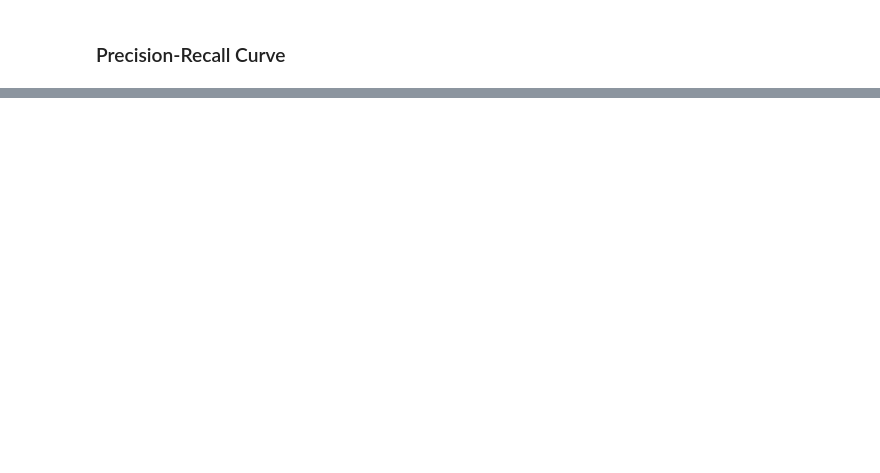
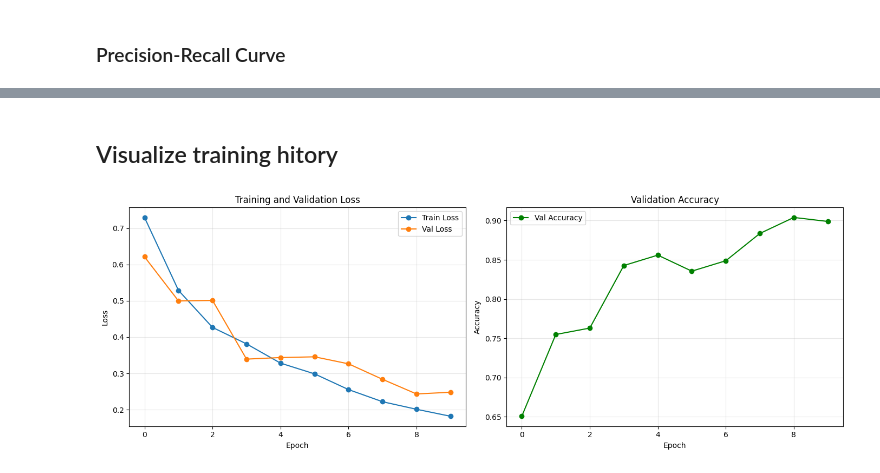
Before and after one commit to Messaoudi-Belkacem/leaf-classifier, a Jupyter notebook: leaf-classfication.ipynb, the cells around one changed output, grey strips where cells are left out. Cells and saved outputs as stored; diff of their text form; code cells hidden in the pictures; blank space fills up the shorter version.

```diff
--- a/leaf-classfication.ipynb
+++ b/leaf-classfication.ipynb
@@ -70,10 +72,13 @@ DATA_DIR = "/kaggle/input/plant-leaves-dataset/feuilles_plantes"
 transform_train = transforms.Compose([
     transforms.Resize((224, 224)),
     transforms.RandomHorizontalFlip(p=0.5),
-    transforms.RandomRotation(degrees=15),
+    transforms.RandomRotation(degrees=20),
+    transforms.ColorJitter(brightness=0.2, contrast=0.2, saturation=0.2),
+    transforms.RandomAffine(degrees=0, translate=(0.1, 0.1)),
+    transforms.RandomPerspective(distortion_scale=0.2, p=0.5),
     transforms.ToTensor(),
     transforms.Normalize(
-        mean=[0.485, 0.456, 0.406],  # ImageNet statistics
+        mean=[0.485, 0.456, 0.406],
         std=[0.229, 0.224, 0.225]
     )
 ])
@@ -786,0 +482,27 @@ print(f"📈 Final Test Accuracy: {acc*100:.2f}%")
+# %% [markdown]
+## Visualize training hitory
+# %%
+# Plot training curves
+fig, (ax1, ax2) = plt.subplots(1, 2, figsize=(14, 5))
+
+# Loss plot
+ax1.plot(history['train_loss'], label='Train Loss', marker='o')
+ax1.plot(history['val_loss'], label='Val Loss', marker='o')
+ax1.set_xlabel('Epoch')
+ax1.set_ylabel('Loss')
+ax1.set_title('Training and Validation Loss')
+ax1.legend()
+ax1.grid(alpha=0.3)
+
+# Accuracy plot
+ax2.plot(history['val_accuracy'], label='Val Accuracy', marker='o', color='green')
+ax2.set_xlabel('Epoch')
+ax2.set_ylabel('Accuracy')
+ax2.set_title('Validation Accuracy')
+ax2.legend()
+ax2.grid(alpha=0.3)
+
+plt.tight_layout()
+plt.show()
+# %% [output]
+[figure, added]
```
Also changed, not shown: parts of 13 cells of this notebook, 2 other files.
